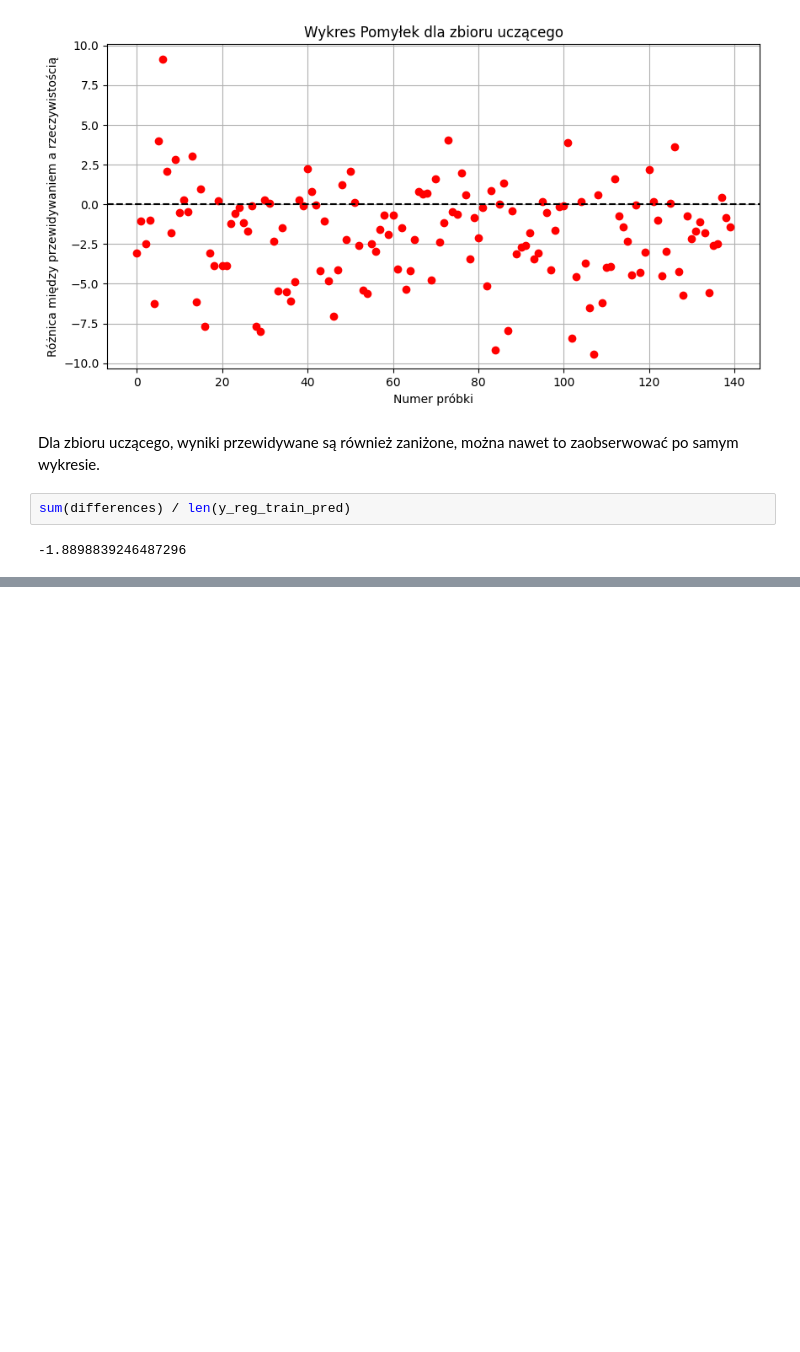
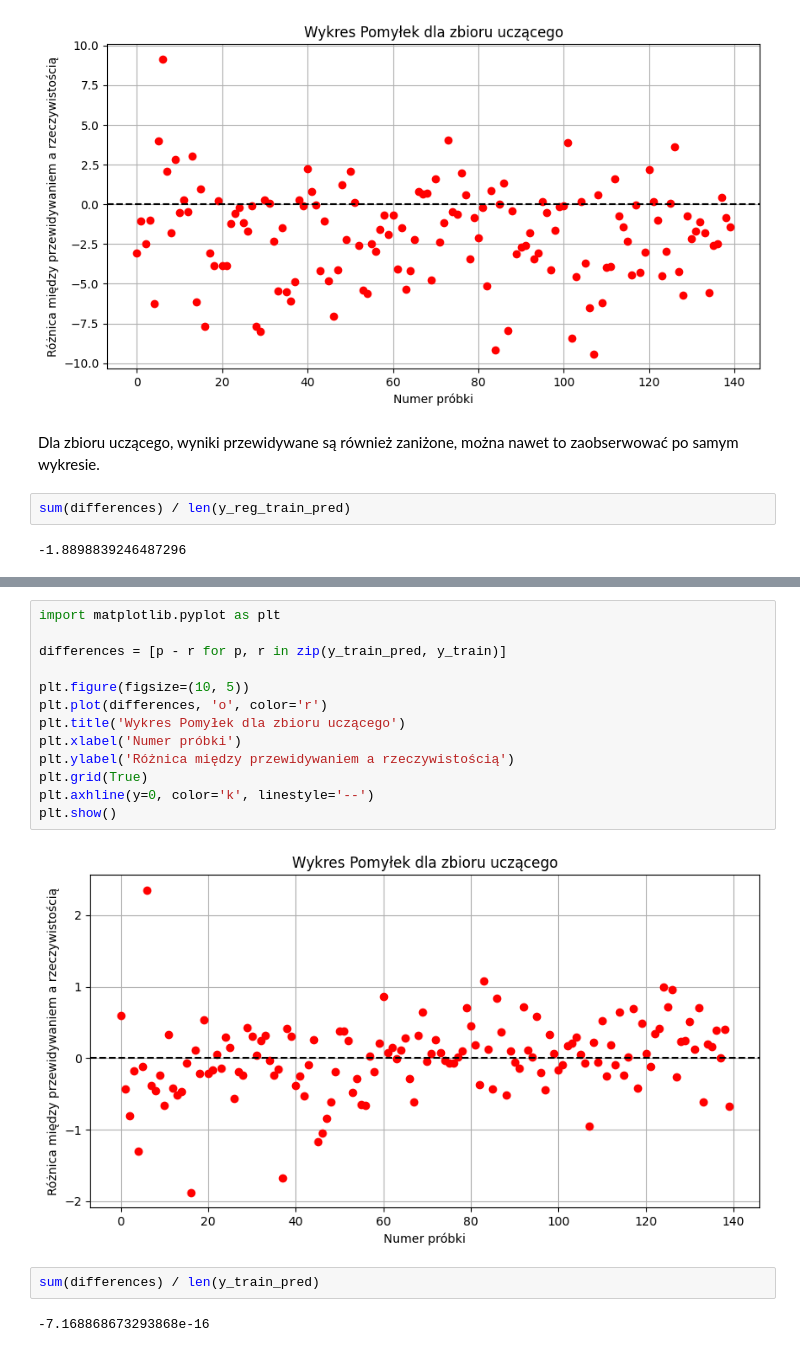
Before and after one commit to janluk00/advertisement-regression-models, a Jupyter notebook: models.ipynb, the cells around one changed output, grey strips where cells are left out. Drawn from its saved outputs; the diff is of its cells as text; blank space fills up the shorter version.

```diff
--- a/models.ipynb
+++ b/models.ipynb
@@ -273,0 +437,19 @@ sum(differences) / len(y_reg_train_pred)
+# %%
+import matplotlib.pyplot as plt
+
+differences = [p - r for p, r in zip(y_train_pred, y_train)]
+
+plt.figure(figsize=(10, 5))
+plt.plot(differences, 'o', color='r')
+plt.title('Wykres Pomyłek dla zbioru uczącego')
+plt.xlabel('Numer próbki')
+plt.ylabel('Różnica między przewidywaniem a rzeczywistością')
+plt.grid(True)
+plt.axhline(y=0, color='k', linestyle='--')
+plt.show()
+# %% [output]
+[figure, added]
+# %%
+sum(differences) / len(y_train_pred)
+# %% [output]
+-7.168868673293868e-16
```
Also changed, not shown: parts of 28 cells of this notebook, 3 other files.
